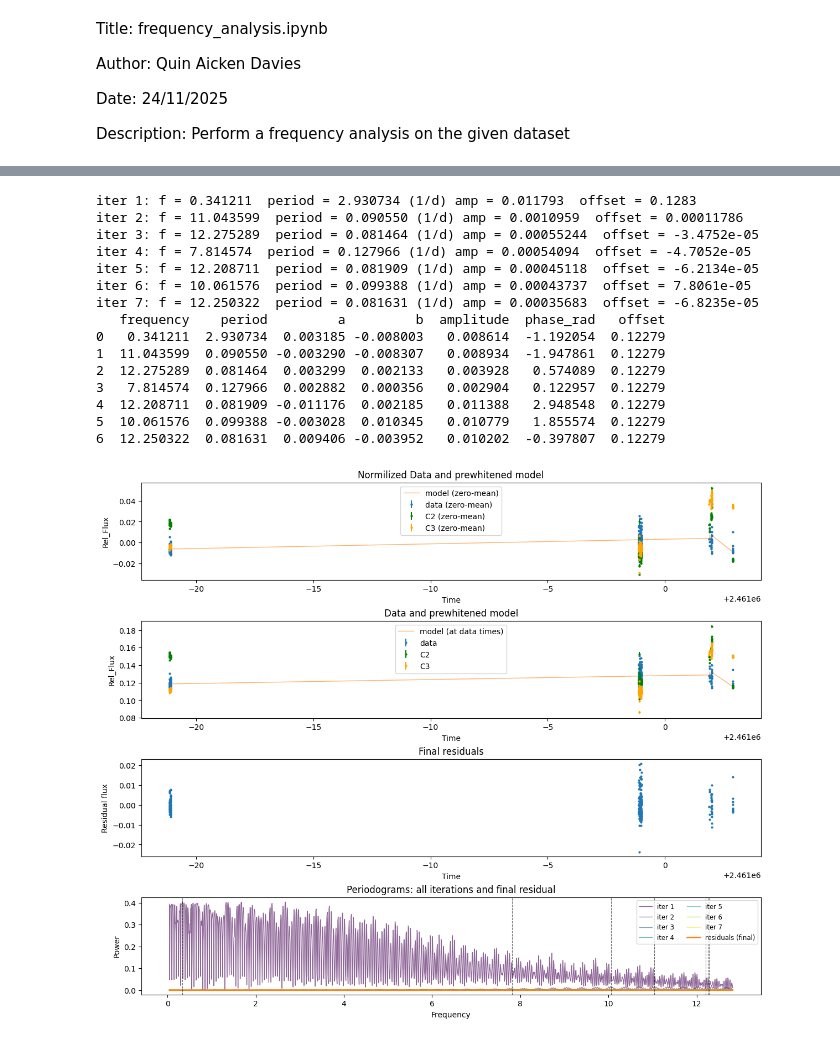
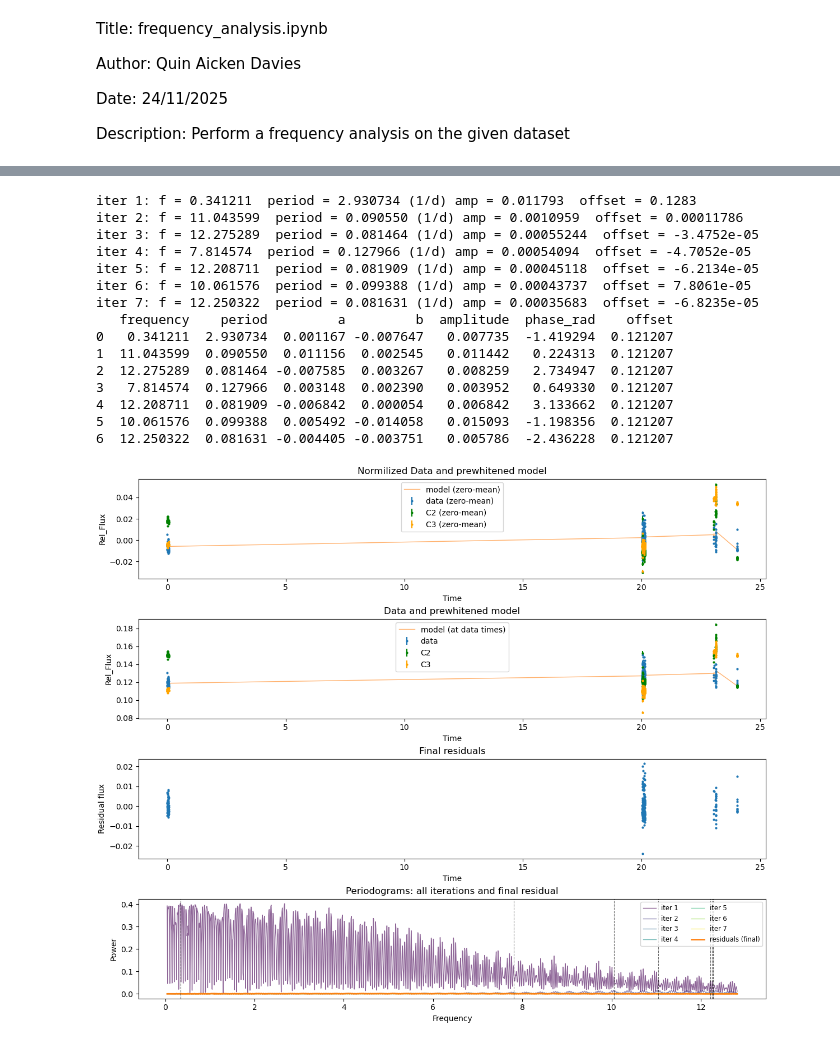
Before and after one commit to qai11/Summer_Project, a Jupyter notebook: Reduction Code/Frequency_analysis.ipynb, the cells around one changed output, grey strips where cells are left out. Drawn from its saved outputs; the diff is of its cells as text; code cells hidden in the pictures.

```diff
--- a/Reduction Code/Frequency_analysis.ipynb
+++ b/Reduction Code/Frequency_analysis.ipynb
@@ -49,7 +49,12 @@ import matplotlib.pyplot as plt
 dates = ['20251030','20251119','20251122','20251123']
 for i in range(len(dates)):
     #Read in the data from all dates and concatenate into one dataframe
-    data_temp = pd.read_csv(f'E:/Summer 2025 Data/zzpscdata/Reduced/Measurements_{dates[i]}.csv', delimiter = ',')
+    try:
+        print('Running on Mac/Linux machine')
+        data_temp = pd.read_csv(f'/home/users/qai11/Documents/summer 2025 Data/Summer_Project_2025/Measurements_{dates[i]}.csv', delimiter = ',')
+    except:
+        print('Running on Windows machine')
+        data_temp = pd.read_csv(f'E:/Summer 2025 Data/zzpscdata/Reduced/Measurements_{dates[i]}.csv', delimiter = ',')
     if i == 0:
         data = data_temp
     else:
@@ -177,7 +187,7 @@ def analyze_lomb(t, y, label='flux', n_peaks=10, n_bootstrap=500,
     return df, frequency, power, peaks, props, baseline
 
 # run for flux (existing)
-t = time_array
+t = time_array - time_array.min()  # zero-point time
 y = flux_array
 df_peaks, frequency, power, peaks, props, baseline = analyze_lomb(t, y, label='flux',
                                                         n_peaks=10, n_bootstrap=500)
@@ -240,6 +250,7 @@ Flux periodogram peaks:
 """Perform some prewhitening iterations, default 3"""
 
 #Inputs expected from previous cells
+
 # Iteration numbers
 n_iter = 7
 #Create a copy of the data to work on
@@ -275,6 +286,10 @@ for it in range(n_iter):
 if len(found_freqs) == 0:
     raise RuntimeError("No frequencies found; reduce threshold or increase frequency resolution.")
 
+
+# Compute weights
+weights = 1.0 / zz_Psc_flux_err**2  # inverse variance weighting
+
 # build design matrix with all components + constant
 cols = []
 for f in found_freqs:
@@ -284,6 +299,14 @@ for f in found_freqs:
 cols.append(np.ones_like(t))
 X_all = np.vstack(cols).T
 coeffs_all, *_ = np.linalg.lstsq(X_all, y, rcond=None)
+
+# Apply weights to design matrix and observations
+W = np.sqrt(weights)[:, None]  # shape (n, 1)
+X_weighted = X_all * W
+y_weighted = y * W.ravel()
+
+# Solve weighted least squares
+coeffs_all, *_ = np.linalg.lstsq(X_weighted, y_weighted, rcond=None)
 
 # unpack coefficients and build model
 model_total = X_all.dot(coeffs_all)
@@ -383,42 +406,42 @@ else:
     axes[3].set_title('Periodograms: all iterations and final residual')
 
 # save final arrays
 # np.savetxt('model_vs_time.txt', np.column_stack([t, y, model_total, residual_final]),
         #    header='time data model residual')
 
 # optional: print FAPs for final components using LombScargle on original data
 # ls_orig = LombScargle(t, y, normalization='standard')
 # fap_list = []
 # for comp in components:
 #     f = comp['frequency']
 #     # compute power at that frequency
 #     pwr = ls_orig.power(f)
 #     # analytic fap (baluev) try
 #     try:
 #         fap_b = ls_orig.false_alarm_probability(pwr, method='baluev', maximum_frequency=freq0.max())
 #     except Exception:
 #         fap_b = np.nan
 #     fap_list.append({'frequency': f, 'power': float(pwr), 'fap_baluev': float(fap_b)})
 # # df_fap = pd.DataFrame(fap_list)
 # # df_fap.to_csv('component_faps.csv', index=False)
 # print("Saved component_faps.csv")
 # %% [output]
 iter 1: f = 0.341211  period = 2.930734 (1/d) amp = 0.011793  offset = 0.1283
 iter 2: f = 11.043599  period = 0.090550 (1/d) amp = 0.0010959  offset = 0.00011786
 iter 3: f = 12.275289  period = 0.081464 (1/d) amp = 0.00055244  offset = -3.4752e-05
 iter 4: f = 7.814574  period = 0.127966 (1/d) amp = 0.00054094  offset = -4.7052e-05
 iter 5: f = 12.208711  period = 0.081909 (1/d) amp = 0.00045118  offset = -6.2134e-05
 iter 6: f = 10.061576  period = 0.099388 (1/d) amp = 0.00043737  offset = 7.8061e-05
 iter 7: f = 12.250322  period = 0.081631 (1/d) amp = 0.00035683  offset = -6.8235e-05
-   frequency    period         a         b  amplitude  phase_rad   offset
-0   0.341211  2.930734  0.003185 -0.008003   0.008614  -1.192054  0.12279
-1  11.043599  0.090550 -0.003290 -0.008307   0.008934  -1.947861  0.12279
-2  12.275289  0.081464  0.003299  0.002133   0.003928   0.574089  0.12279
-3   7.814574  0.127966  0.002882  0.000356   0.002904   0.122957  0.12279
-4  12.208711  0.081909 -0.011176  0.002185   0.011388   2.948548  0.12279
-5  10.061576  0.099388 -0.003028  0.010345   0.010779   1.855574  0.12279
-6  12.250322  0.081631  0.009406 -0.003952   0.010202  -0.397807  0.12279
+   frequency    period         a         b  amplitude  phase_rad    offset
+0   0.341211  2.930734  0.001167 -0.007647   0.007735  -1.419294  0.121207
+1  11.043599  0.090550  0.011156  0.002545   0.011442   0.224313  0.121207
+2  12.275289  0.081464 -0.007585  0.003267   0.008259   2.734947  0.121207
+3   7.814574  0.127966  0.003148  0.002390   0.003952   0.649330  0.121207
+4  12.208711  0.081909 -0.006842  0.000054   0.006842   3.133662  0.121207
+5  10.061576  0.099388  0.005492 -0.014058   0.015093  -1.198356  0.121207
+6  12.250322  0.081631 -0.004405 -0.003751   0.005786  -2.436228  0.121207
-[figure, old version]
+[figure, new version]
 # %%
 """Perform some prewhitening on the Mag dataiterations, default 3"""
 
```
Also changed, not shown: parts of 4 cells of this notebook, 3 other files.
